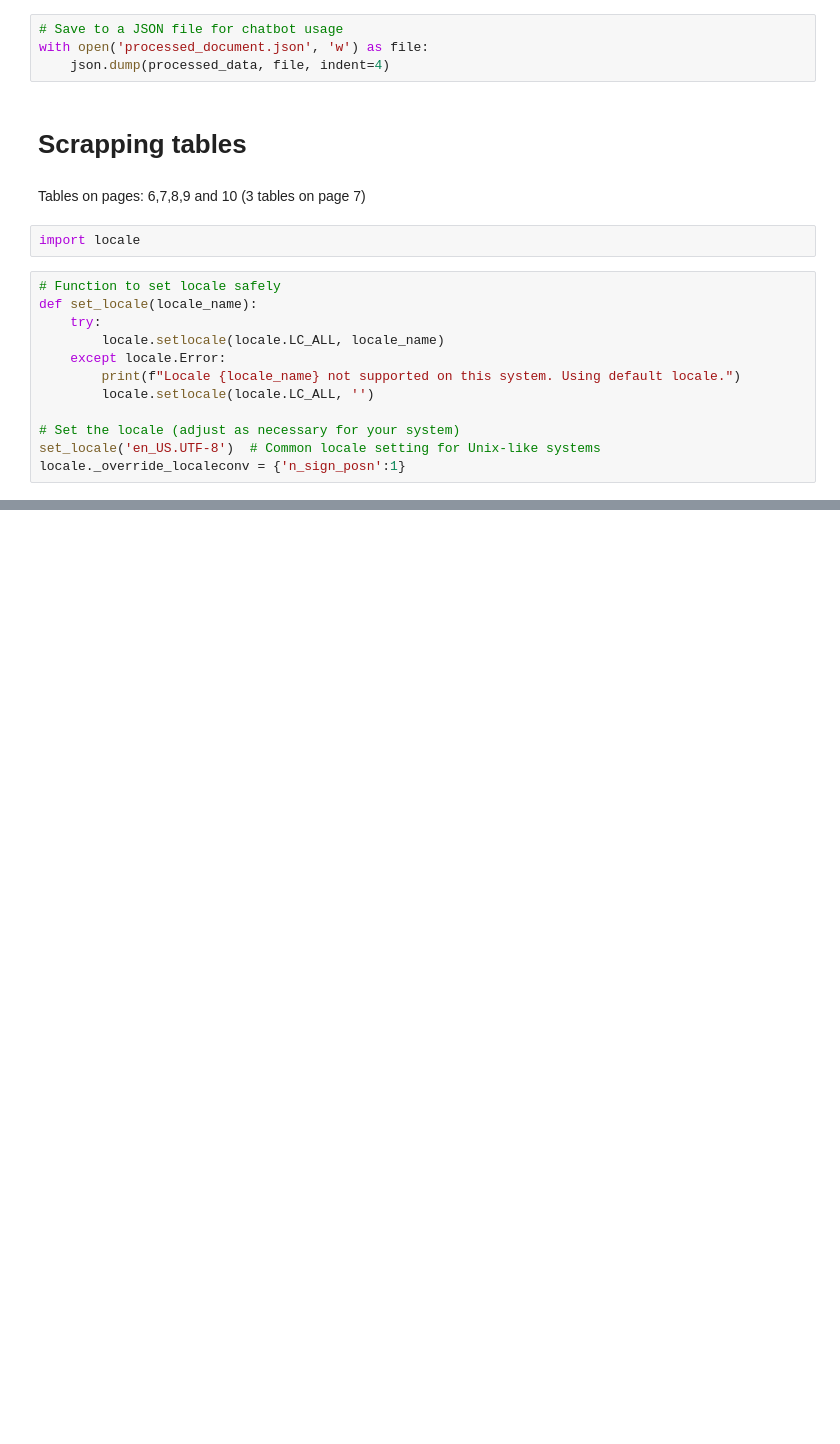
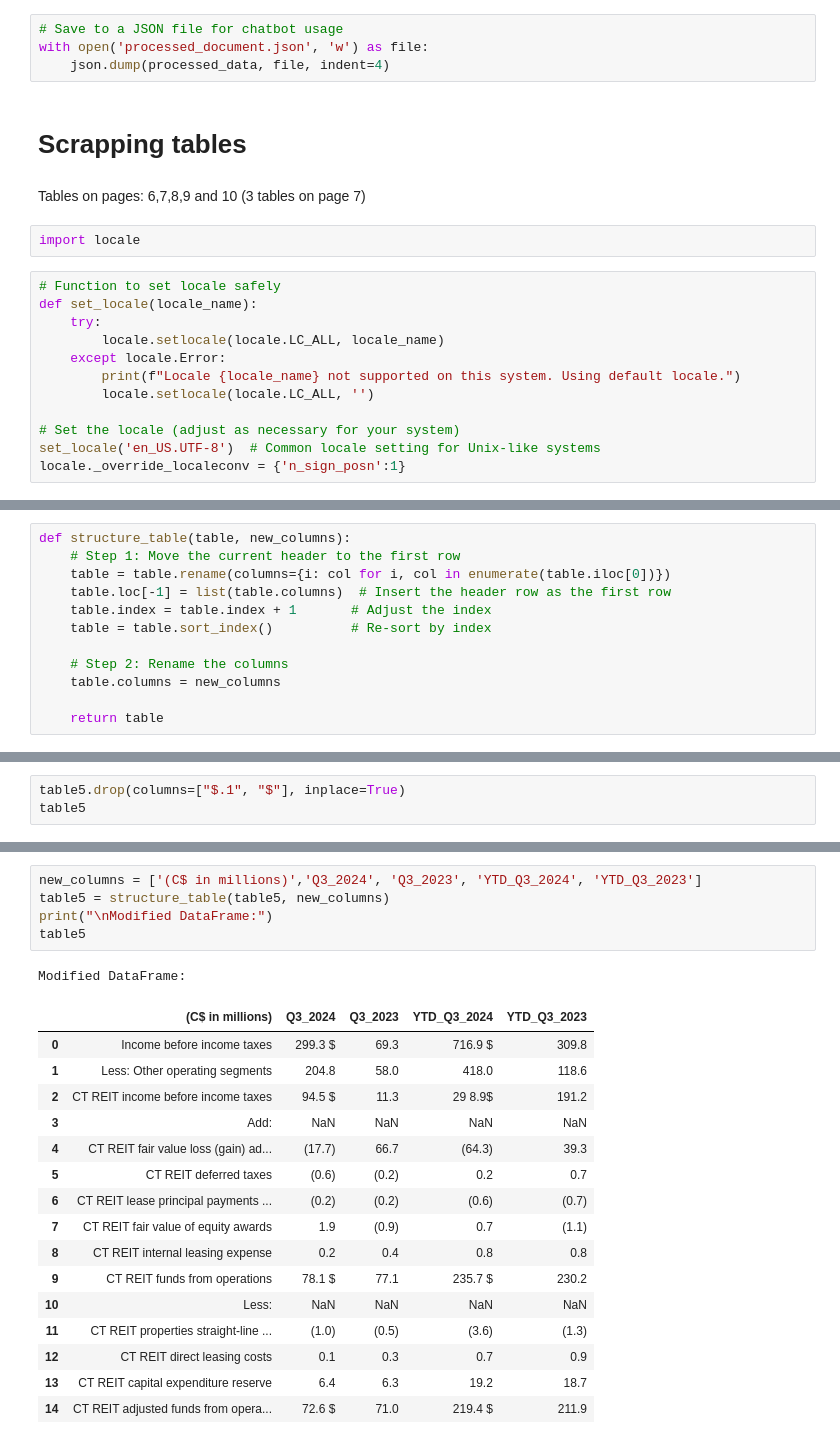
Before and after one commit to andrejet55/CTQuarterReportScrapping, a Jupyter notebook: PDF_Scrapping_on_CT_report.ipynb, the cells around one changed output, grey strips where cells are left out. Saved outputs shown, nothing was run; the diff lists cells and outputs as text; blank space fills up the shorter version.

Commit message:
completed data extraction

```diff
--- a/PDF_Scrapping_on_CT_report.ipynb
+++ b/PDF_Scrapping_on_CT_report.ipynb
@@ -530,0 +348,12 @@ table_df.head(15)
+# %%
+def structure_table(table, new_columns):
+    # Step 1: Move the current header to the first row
+    table = table.rename(columns={i: col for i, col in enumerate(table.iloc[0])})
+    table.loc[-1] = list(table.columns)  # Insert the header row as the first row
+    table.index = table.index + 1       # Adjust the index
+    table = table.sort_index()          # Re-sort by index
+
+    # Step 2: Rename the columns
+    table.columns = new_columns
+
+    return table
@@ -530,0 +577,3 @@ table_df.head(15)
+# %%
+table5.drop(columns=["$.1", "$"], inplace=True)
+table5
@@ -530,0 +596,23 @@ table_df.head(15)
+# %%
+new_columns = ['(C$ in millions)','Q3_2024', 'Q3_2023', 'YTD_Q3_2024', 'YTD_Q3_2023']
+table5 = structure_table(table5, new_columns)
+print("\nModified DataFrame:")
+table5
+# %% [output]
+Modified DataFrame:
+|  | (C$ in millions) | Q3_2024 | Q3_2023 | YTD_Q3_2024 | YTD_Q3_2023 |
+| 0 | Income before income taxes | 299.3 $ | 69.3 | 716.9 $ | 309.8 |
+| 1 | Less: Other operating segments | 204.8 | 58.0 | 418.0 | 118.6 |
+| 2 | CT REIT income before income taxes | 94.5 $ | 11.3 | 29 8.9$ | 191.2 |
+| 3 | Add: | NaN | NaN | NaN | NaN |
+| 4 | CT REIT fair value loss (gain) ad... | (17.7) | 66.7 | (64.3) | 39.3 |
+| 5 | CT REIT deferred taxes | (0.6) | (0.2) | 0.2 | 0.7 |
+| 6 | CT REIT lease principal payments ... | (0.2) | (0.2) | (0.6) | (0.7) |
+| 7 | CT REIT fair value of equity awards | 1.9 | (0.9) | 0.7 | (1.1) |
+| 8 | CT REIT internal leasing expense | 0.2 | 0.4 | 0.8 | 0.8 |
+| 9 | CT REIT funds from operations | 78.1 $ | 77.1 | 235.7 $ | 230.2 |
+| 10 | Less: | NaN | NaN | NaN | NaN |
+| 11 | CT REIT properties straight-line ... | (1.0) | (0.5) | (3.6) | (1.3) |
+| 12 | CT REIT direct leasing costs | 0.1 | 0.3 | 0.7 | 0.9 |
+| 13 | CT REIT capital expenditure reserve | 6.4 | 6.3 | 19.2 | 18.7 |
+| 14 | CT REIT adjusted funds from opera... | 72.6 $ | 71.0 | 219.4 $ | 211.9 |
```
Also changed, not shown: parts of 51 cells of this notebook, 1 other file.
